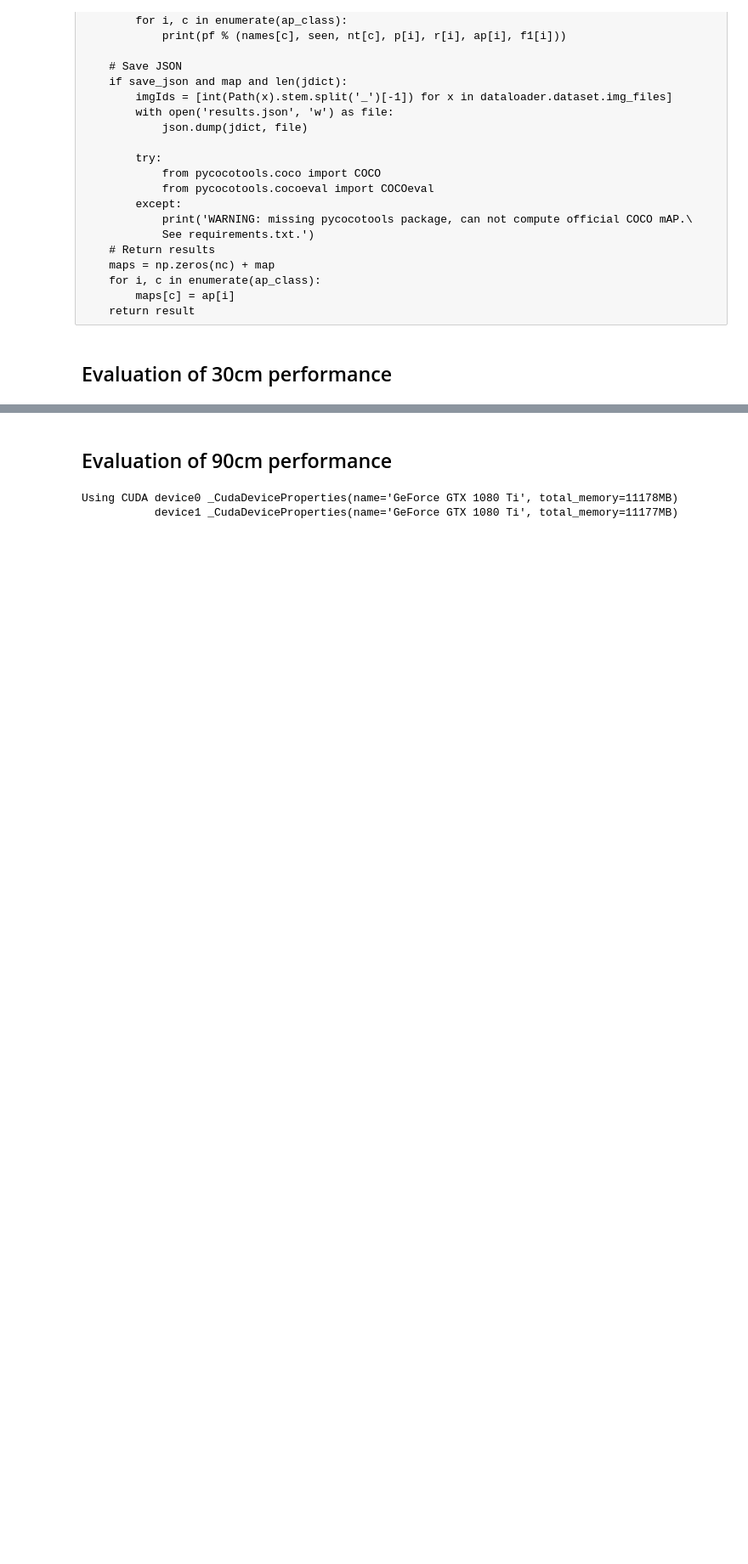
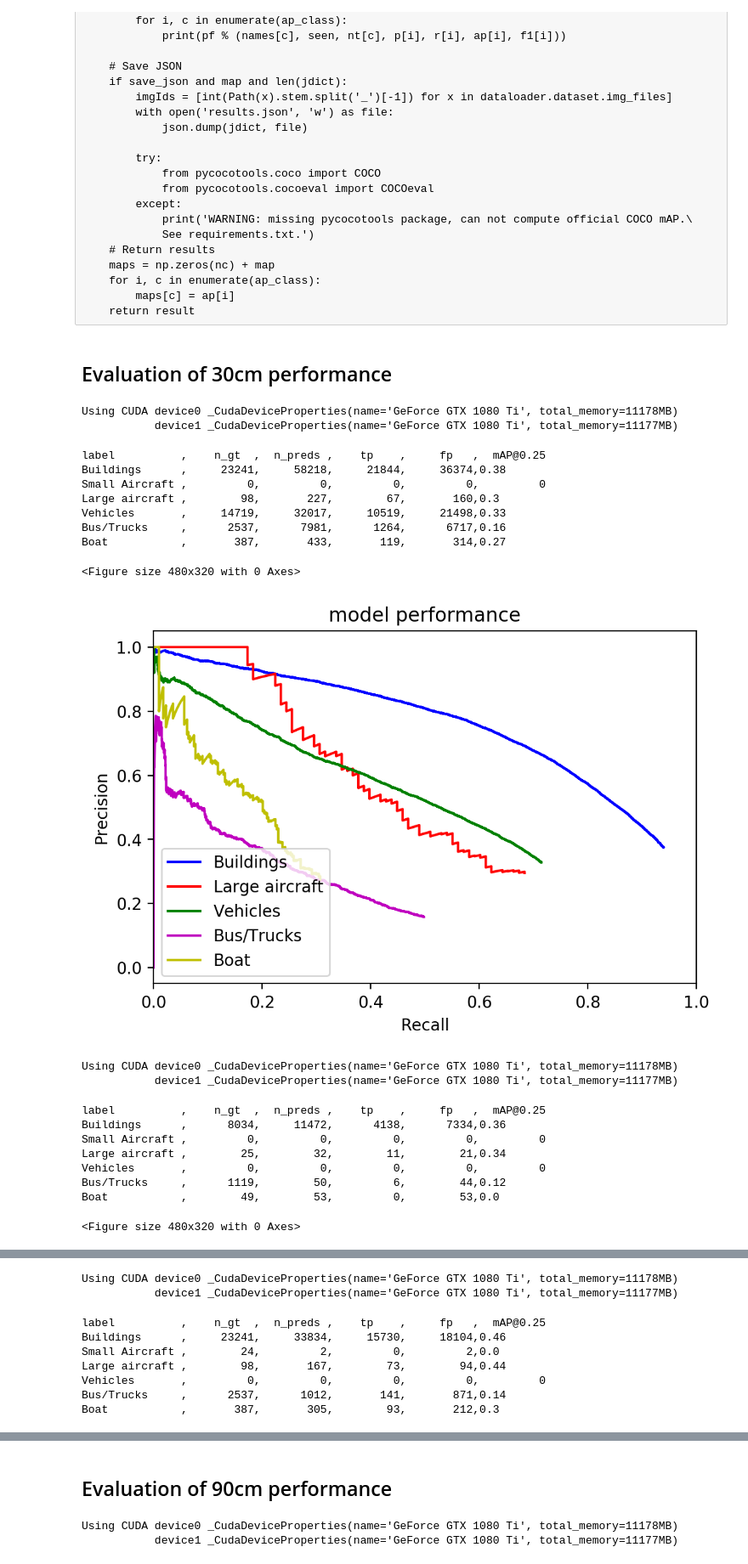
Before and after one commit to jzisheng/yolov3, a Jupyter notebook: yolov3_evaluation.ipynb, the cells around one changed output, grey strips where cells are left out. Shown at 85% size. Cells and saved outputs as stored; diff of their text form; code cells hidden in the pictures; blank space fills up the shorter version.

```diff
--- a/yolov3_evaluation.ipynb
+++ b/yolov3_evaluation.ipynb
@@ -202,3 +202,45 @@ def my_test(cfg,
     return result
 # %% [markdown]
 ## Evaluation of 30cm performance
+# %%
+# Test
+import test as test
+import imp
+imp.reload(test)
+
+res = ["30","90","100","120","240"]
+plts = []
+stats = []
+
+for r in res:
+    stat = test.my_test(cfg='cfg/yolov3-spp.cfg',
+             data='/data/zjc4/chipped-{}/xview_data.txt'.format(r),
+             weights='weights/best-{}.pt'.format(r),
+             batch_size=32,
+             img_size=416,
+             conf_thres=0.06,
+             iou_thres=0.5,
+             save_json=True)
+    stats.append(stat)
+# %% [output]
+Using CUDA device0 _CudaDeviceProperties(name='GeForce GTX 1080 Ti', total_memory=11178MB)
+           device1 _CudaDeviceProperties(name='GeForce GTX 1080 Ti', total_memory=11177MB)
+label          ,    n_gt  ,  n_preds ,    tp    ,     fp   ,  mAP@0.25
+Buildings      ,     23241,     58218,     21844,     36374,0.38
+Small Aircraft ,         0,         0,         0,         0,         0
+Large aircraft ,        98,       227,        67,       160,0.3
+Vehicles       ,     14719,     32017,     10519,     21498,0.33
+Bus/Trucks     ,      2537,      7981,      1264,      6717,0.16
+Boat           ,       387,       433,       119,       314,0.27
+<Figure size 480x320 with 0 Axes>
+[figure, added]
+Using CUDA device0 _CudaDeviceProperties(name='GeForce GTX 1080 Ti', total_memory=11178MB)
+           device1 _CudaDeviceProperties(name='GeForce GTX 1080 Ti', total_memory=11177MB)
+label          ,    n_gt  ,  n_preds ,    tp    ,     fp   ,  mAP@0.25
+Buildings      ,      8034,     11472,      4138,      7334,0.36
+Small Aircraft ,         0,         0,         0,         0,         0
+Large aircraft ,        25,        32,        11,        21,0.34
+Vehicles       ,         0,         0,         0,         0,         0
+Bus/Trucks     ,      1119,        50,         6,        44,0.12
+Boat           ,        49,        53,         0,        53,0.0
+<Figure size 480x320 with 0 Axes>
@@ -204,0 +248,9 @@ def my_test(cfg,
+Using CUDA device0 _CudaDeviceProperties(name='GeForce GTX 1080 Ti', total_memory=11178MB)
+           device1 _CudaDeviceProperties(name='GeForce GTX 1080 Ti', total_memory=11177MB)
+label          ,    n_gt  ,  n_preds ,    tp    ,     fp   ,  mAP@0.25
+Buildings      ,     23241,     33834,     15730,     18104,0.46
+Small Aircraft ,        24,         2,         0,         2,0.0
+Large aircraft ,        98,       167,        73,        94,0.44
+Vehicles       ,         0,         0,         0,         0,         0
+Bus/Trucks     ,      2537,      1012,       141,       871,0.14
+Boat           ,       387,       305,        93,       212,0.3
```
Also changed, not shown: parts of 31 cells of this notebook, 11 other files.
